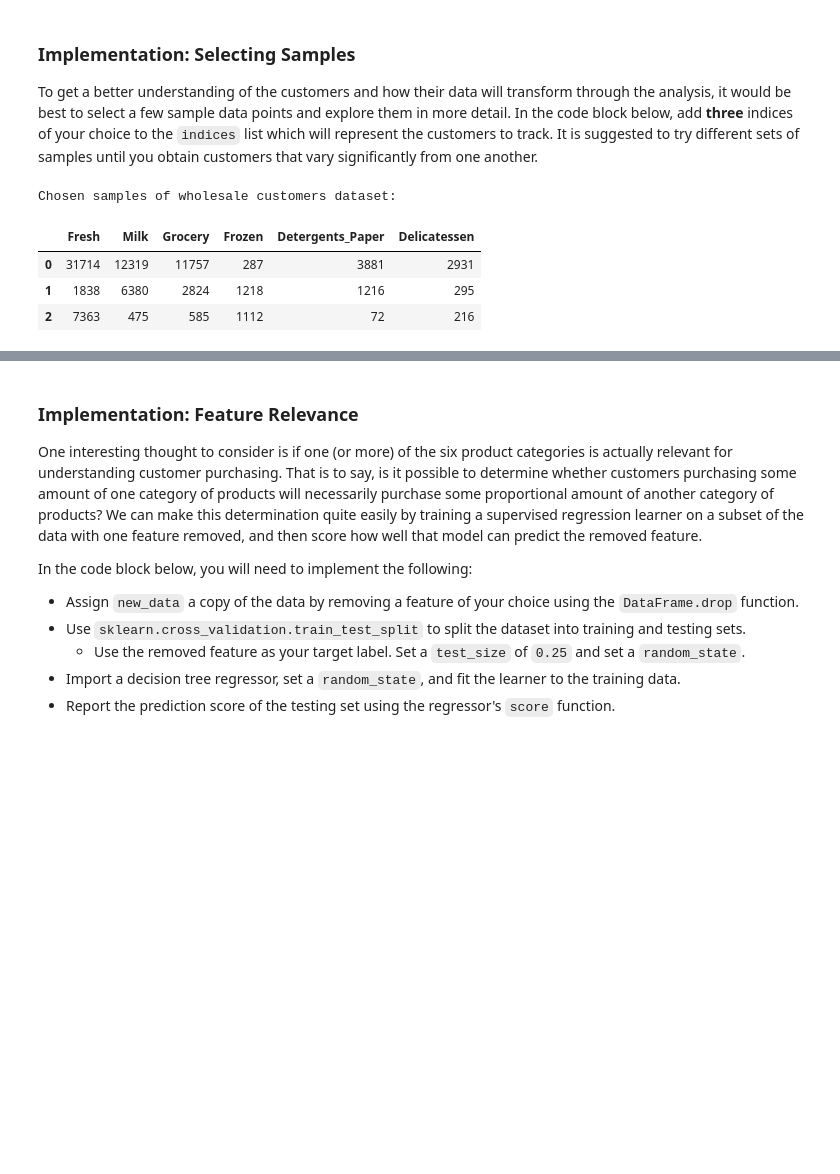
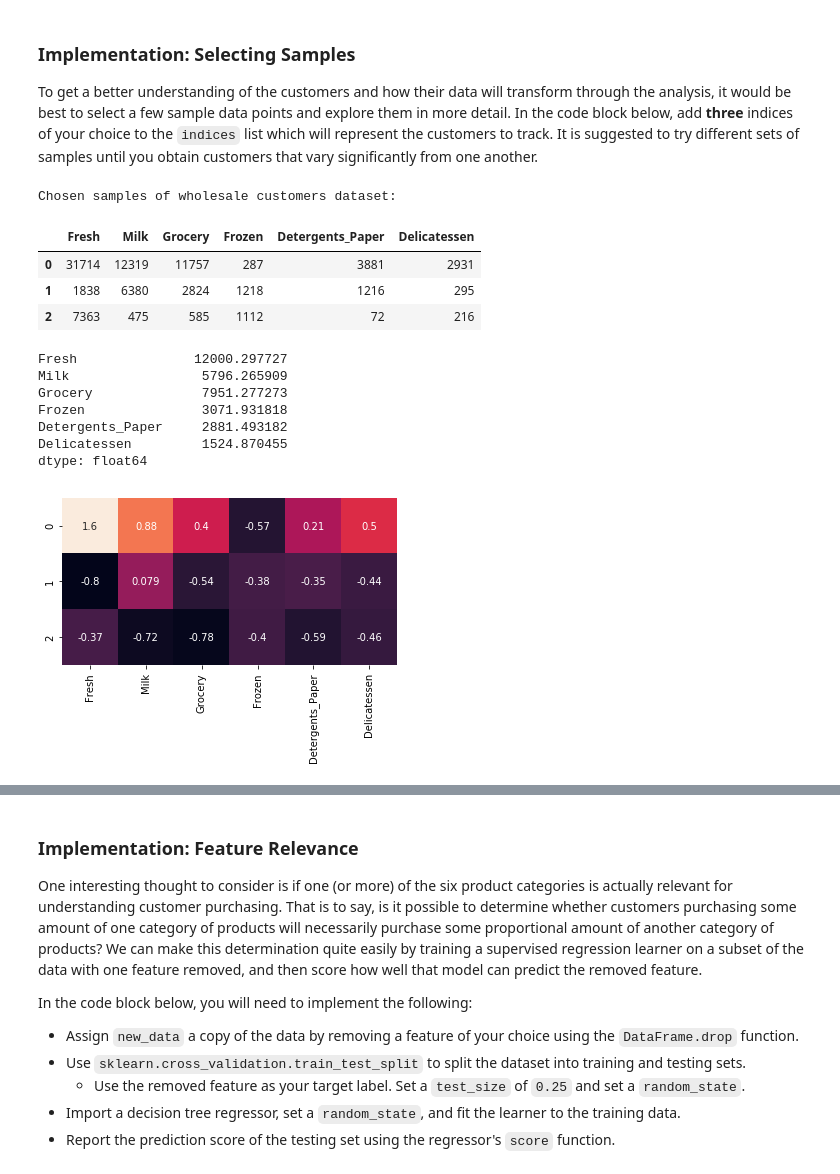
Before and after one commit to aboelhamd/machine-learning, a Jupyter notebook: projects/customer_segments/customer_segments.ipynb, the cells around one changed output, grey strips where cells are left out. Drawn from its saved outputs; the diff is of its cells as text; code cells hidden in the pictures; blank space fills up the shorter version.

```diff
--- a/projects/customer_segments/customer_segments.ipynb
+++ b/projects/customer_segments/customer_segments.ipynb
@@ -61,18 +61,30 @@ To get a better understanding of the customers and how their data will transform
 # %%
 # TODO: Select three indices of your choice you wish to sample from the dataset
 indices = [12,235,238]
 # indices = range (200,250)
 
 # Create a DataFrame of the chosen samples
 samples = pd.DataFrame(data.loc[indices], columns = data.keys()).reset_index(drop = True)
 print("Chosen samples of wholesale customers dataset:")
 display(samples)
+
+import seaborn as sns
+sns.heatmap((samples-data.mean())/data.std(ddof=0), annot=True, cbar=False, square=True)
+print data.mean()
 # %% [output]
 Chosen samples of wholesale customers dataset:
 |  | Fresh | Milk | Grocery | Frozen | Detergents_Paper | Delicatessen |
 | 0 | 31714 | 12319 | 11757 | 287 | 3881 | 2931 |
 | 1 | 1838 | 6380 | 2824 | 1218 | 1216 | 295 |
 | 2 | 7363 | 475 | 585 | 1112 | 72 | 216 |
+Fresh               12000.297727
+Milk                 5796.265909
+Grocery              7951.277273
+Frozen               3071.931818
+Detergents_Paper     2881.493182
+Delicatessen         1524.870455
+dtype: float64
+[figure, added]
 # %% [markdown]
 ### Question 1
 Consider the total purchase cost of each product category and the statistical description of the dataset above for your sample customers.
```
Also changed, not shown: parts of 5 cells of this notebook.
